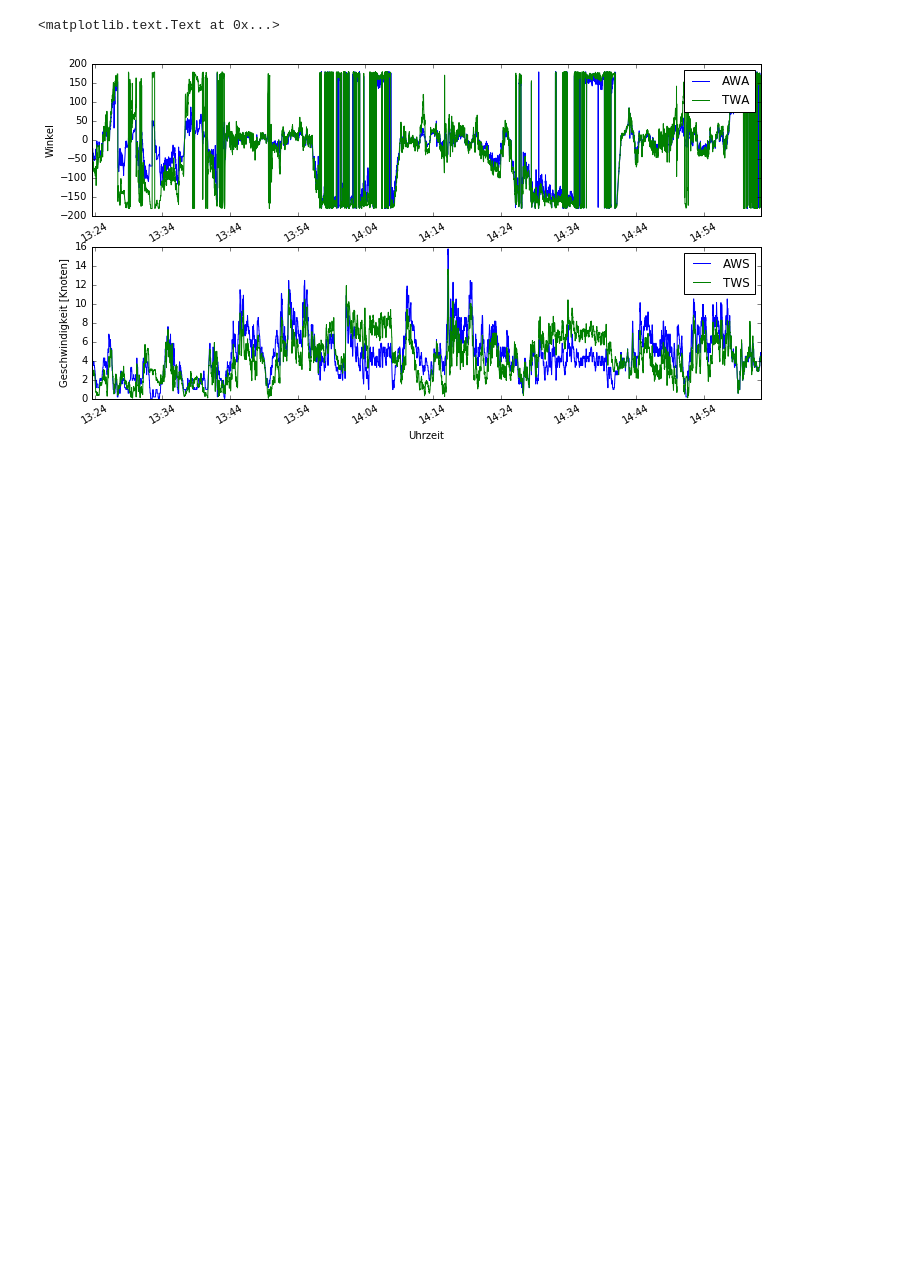
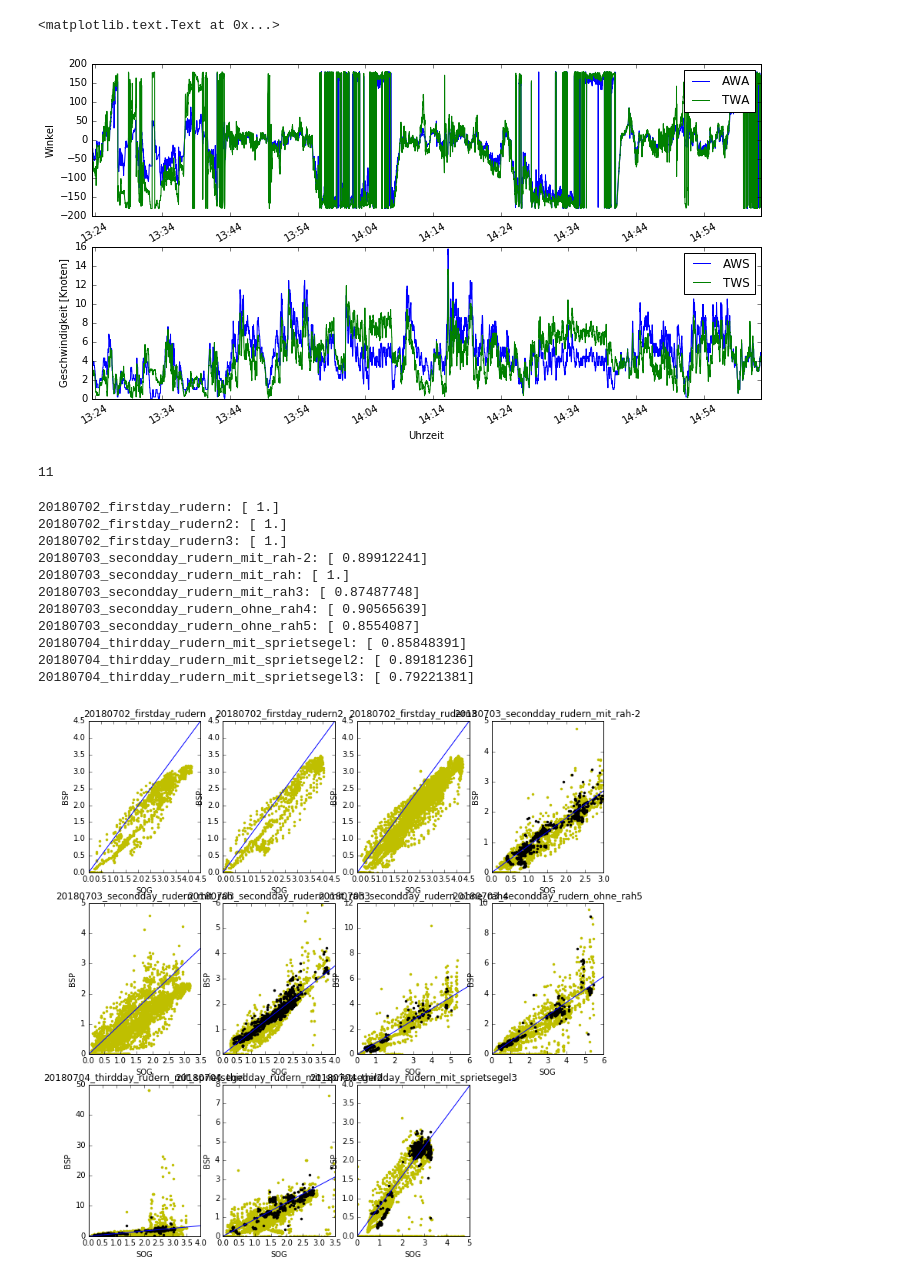
Before and after one commit to Roemerschiff/NX2, a Jupyter notebook: 2018.ipynb, the cells around one changed output. Saved outputs shown, nothing was run; the diff lists cells and outputs as text; code cells hidden in the pictures; blank space fills up the shorter version.

```diff
--- a/2018.ipynb
+++ b/2018.ipynb
@@ -90,14 +98,2 @@ Reading new format NX2 table - Export with 1.08 or later
 # %% [markdown]
 ## Ein paar einfache plots nur um mal zu sehen, was denn da so vor sich geht
-# %%
-fig = plt.figure(figsize=(12,5))
-for i, d in enumerate(data):
-    ax = fig.add_subplot(1, 3, i + 1)
-    ax.xaxis.set_major_formatter(matplotlib.dates.DateFormatter('%H:%M', tz=None))
-    sog = ax.plot(d.datetime(), d.SOG, label='GPS')
-    bsp = ax.plot(d.datetime(), d.BSP, label='Log - orginal')
-    xlab = ax.get_xticklabels()
-    for label in xlab: label.set_rotation(30)
-    ax.set_xlabel('Uhrzeit')
-    ax.set_ylabel('Geschwindigkeit [Knoten]')
-    ax.legend()
@@ -223,3 +205,36 @@ ax.set_ylabel('Winkel')
 # %% [output]
 <matplotlib.text.Text at 0x...>
 [figure]
+# %%
+len(data)dd
+# %% [output]
+11
+# %%
+fig = plt.figure(figsize=(12, 12))
+
+for i, d in enumerate(data):
+    fit, ind = d.fit_BSP_corr()
+    #fit.pprint()
+    name = os.path.basename(filelist[i][:-7])
+    print('{}: {}'.format(name, fit.beta))
+    ax = fig.add_subplot(3, 4, i + 1)
+    ax.plot(d.SOG[~ind], d.BSP[~ind],'y.', label = 'data not used in fit')
+    ax.plot(d.SOG[ind], d.BSP[ind],'k.', label = 'data')
+    ax.plot(plt.xlim(), fit.beta * plt.xlim(), label = 'fit')
+    ax.set_xlabel('SOG')
+    ax.set_ylabel('BSP')
+    #ax.legend(loc = 'upper left')
+    ax.set_title(name)
+# %% [output]
+20180702_firstday_rudern: [ 1.]
+20180702_firstday_rudern2: [ 1.]
+20180702_firstday_rudern3: [ 1.]
+20180703_secondday_rudern_mit_rah-2: [ 0.89912241]
+20180703_secondday_rudern_mit_rah: [ 1.]
+20180703_secondday_rudern_mit_rah3: [ 0.87487748]
+20180703_secondday_rudern_ohne_rah4: [ 0.90565639]
+20180703_secondday_rudern_ohne_rah5: [ 0.8554087]
+20180704_thirdday_rudern_mit_sprietsegel: [ 0.85848391]
+20180704_thirdday_rudern_mit_sprietsegel2: [ 0.89181236]
+20180704_thirdday_rudern_mit_sprietsegel3: [ 0.79221381]
+[figure, added]
```
Also changed, not shown: parts of 14 cells of this notebook.
